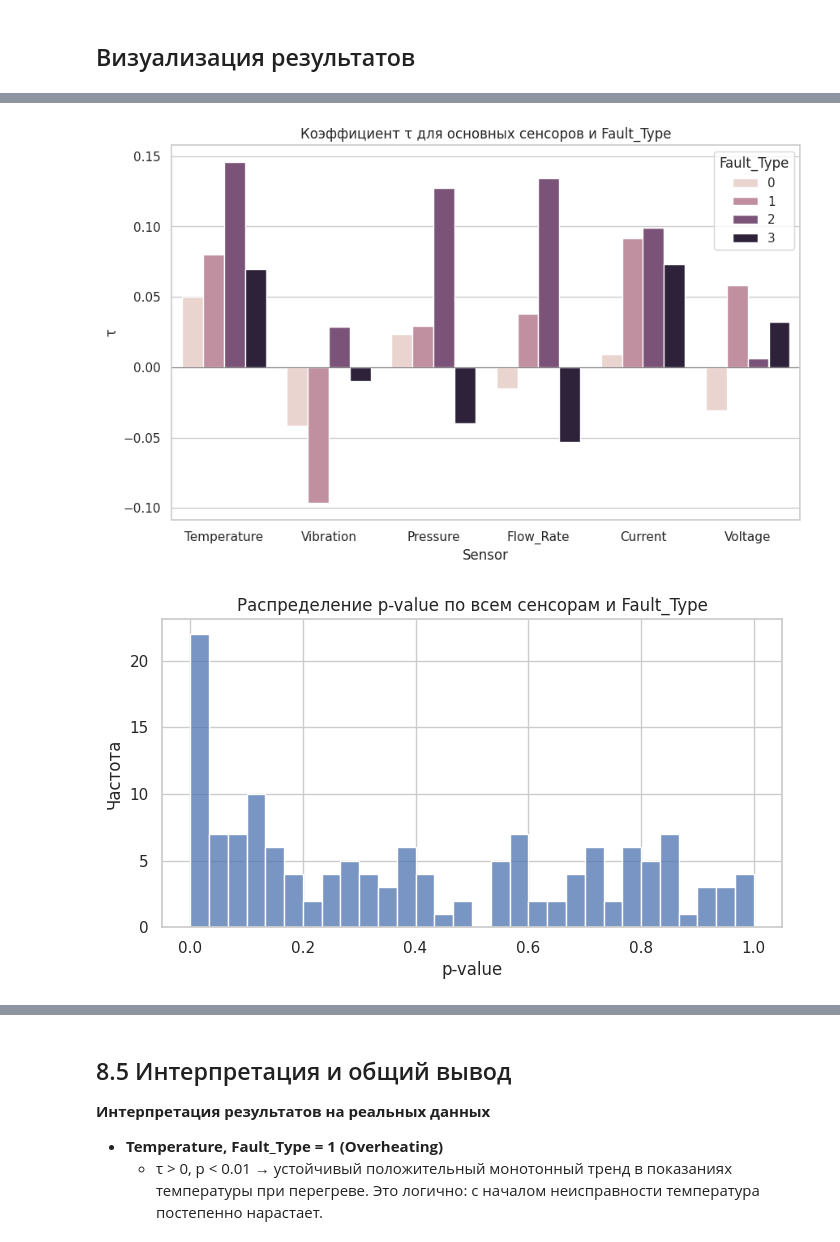
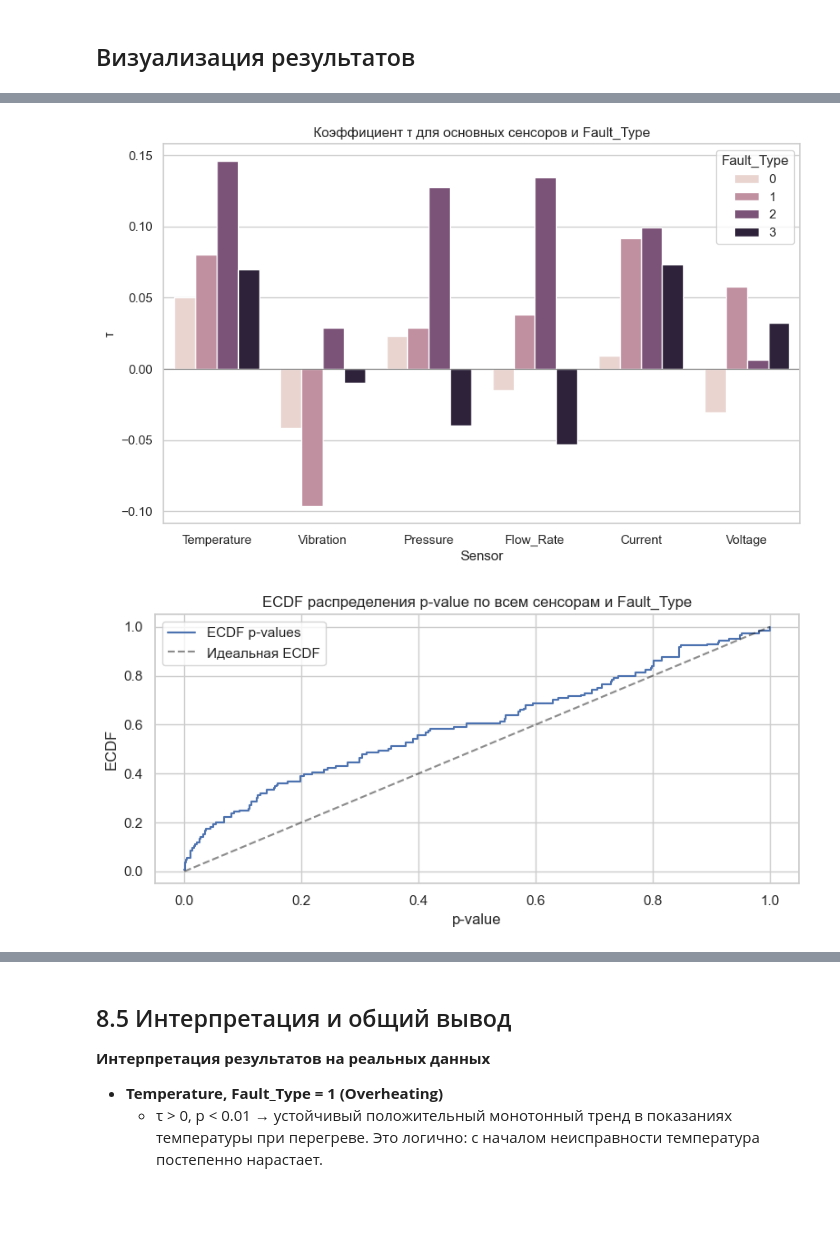
Before and after one commit to Denigmma/Practice_LogBook, a Jupyter notebook: SPBU courses/Statistical analysis/project/Kendall2.ipynb, the cells around one changed output, grey strips where cells are left out. Drawn from its saved outputs; the diff is of its cells as text; code cells hidden in the pictures; blank space fills up the shorter version.

```diff
--- a/SPBU courses/Statistical analysis/project/Kendall2.ipynb
+++ b/SPBU courses/Statistical analysis/project/Kendall2.ipynb
@@ -374,27 +374,27 @@ for model_name, gen in models.items():
     pvals_h0[(model_name, 'asymptotic')] = collect_pvals(gen, 'asymptotic', n_asymp, R_vis)
     pvals_h0[(model_name, 'exact')]       = collect_pvals(gen, 'exact',      n_exact, R_vis)
 
-# Гистограммы p-value
-fig, axes = plt.subplots(len(models), 2, figsize=(10, 4*len(models)))
+# ECDF распределения p-value
+def ecdf(data):
+    """Возвращает x, y для построения эмпирической функции распределения."""
+    x = np.sort(data)
+    y = np.arange(1, len(data)+1) / len(data)
+    return x, y
+
+fig, axes = plt.subplots(len(models), 2, figsize=(12, 5 * len(models)))
 for i, (model_name, _) in enumerate(models.items()):
     for j, method in enumerate(['asymptotic', 'exact']):
         pv = pvals_h0[(model_name, method)]
+        x, y = ecdf(pv)
         ax = axes[i, j]
-        sns.histplot(pv, bins=30, ax=ax)
+        ax.plot(x, y, label='ECDF p-values')
+        ax.plot([0, 1], [0, 1], 'k--', alpha=0.5, label='Идеальная ECDF')
         ax.set_title(f"{model_name}, {method} (n={n_asymp if method=='asymptotic' else n_exact})")
         ax.set_xlabel("p-value")
-        ax.set_ylabel("Частота")
+        ax.set_ylabel("ECDF")
+        ax.legend()
+        ax.grid(True)
+
 plt.tight_layout()
 plt.show()
-
-# QQ-плоты для равномерности распределения p-value
-fig, axes = plt.subplots(len(models), 2, figsize=(10, 4*len(models)))
-for i, (model_name, _) in enumerate(models.items()):
-    for j, method in enumerate(['asymptotic', 'exact']):
-        pv = pvals_h0[(model_name, method)]
-        ax = axes[i, j]
-        stats.probplot(pv, dist="uniform", plot=ax)
-        ax.set_title(f"QQ-plot {model_name}, {method}")
-plt.tight_layout()
-plt.show()
 # %% [output]
@@ -1049,11 +996,18 @@ plt.legend(title="Fault_Type")
 plt.show()
 
 # 3. Гистограмма распределения p-value для всех проверок
+pvals = res_df['p_value'].dropna()
+x, y = ecdf(pvals)
+
 plt.figure(figsize=(8, 4))
-sns.histplot(res_df['p_value'].dropna(), bins=30)
-plt.title("Распределение p-value по всем сенсорам и Fault_Type")
+plt.step(x, y, where='post', label='ECDF p-values')
+plt.plot([0, 1], [0, 1], 'k--', alpha=0.5, label='Идеальная ECDF')
+plt.title("ECDF распределения p-value по всем сенсорам и Fault_Type")
 plt.xlabel("p-value")
-plt.ylabel("Частота")
+plt.ylabel("ECDF")
+plt.legend()
+plt.grid(True)
+plt.tight_layout()
 plt.show()
 
 # 4. Heatmap τ значений для основных сенсоров
@@ -1070,2 +1024,2 @@ plt.show()
-[figure, old version]
+[figure, new version]
-[figure, old version]
+[figure, new version]
```
Also changed, not shown: parts of 13 cells of this notebook, 1 other file.
